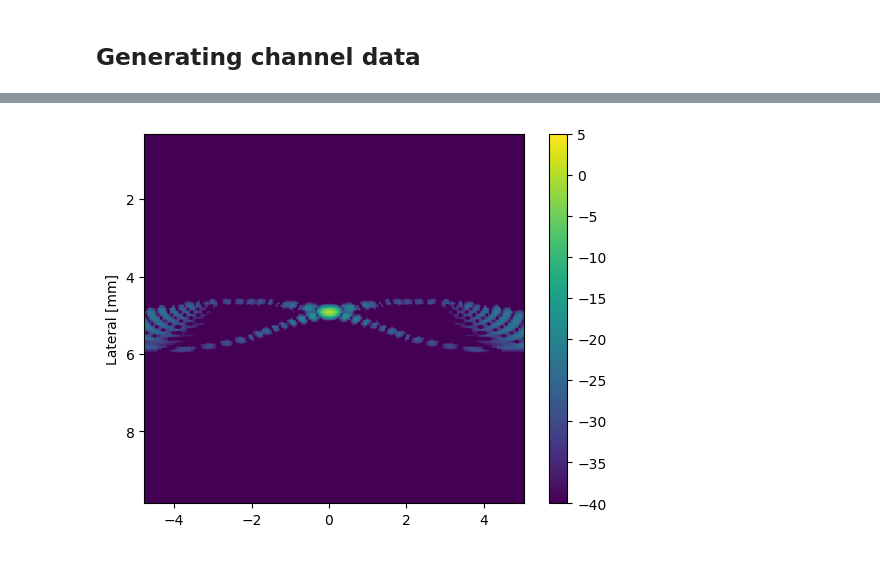
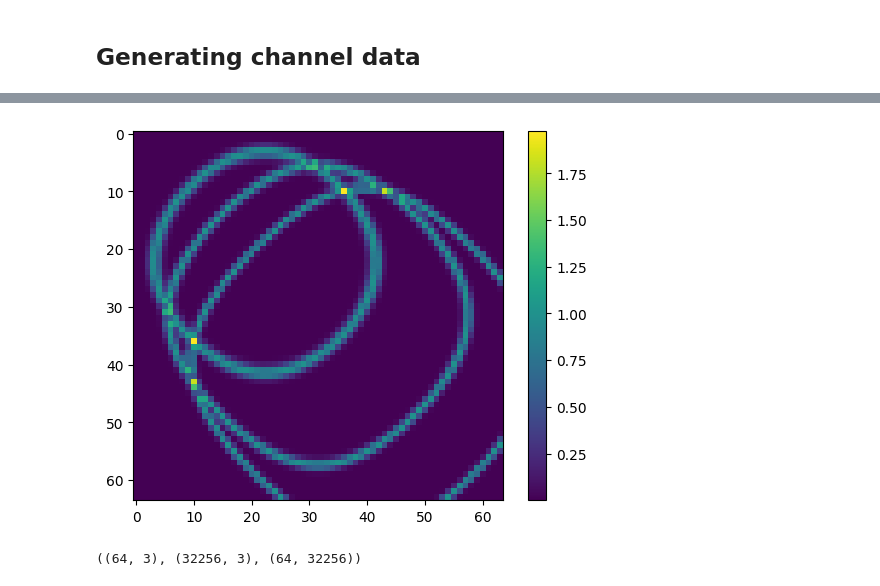
Before and after one commit to wewightman/pycbf, a Jupyter notebook: examples/test_notebook.ipynb, the cells around one changed output, grey strips where cells are left out. Drawn from its saved outputs; the diff is of its cells as text; code cells hidden in the pictures.

```diff
--- a/examples/test_notebook.ipynb
+++ b/examples/test_notebook.ipynb
@@ -81,21 +87,0 @@ bmfrm = PWBeamformer(**funcparams)
-# %%
-# convert data to contiguous, c-order, c_type pointer
-rf_pntr = np.ascontiguousarray(rf.T, dtype=ct.c_float).ctypes.data_as(ct.POINTER(ct.c_float))
-
-# beamform and reshape data
-formed = bmfrm(rf_pntr).reshape((len(xgrid), -1)).T
-
-# calcualte envelope and compress
-env = np.abs(formed)
-logged = 20*np.log10(env/np.max(env)+1E-100)
-
-plt.figure()
-plt.imshow(logged, vmin=-40, vmax=5,
-    extent = 1E3*np.array([np.min(xgrid), np.max(xgrid), np.max(zgrid), np.min(zgrid)])
-)
-plt.colorbar()
-plt.ylabel("Axial [mm]")
-plt.ylabel("Lateral [mm]")
-plt.show()
-# %% [output]
-[figure, removed]
@@ -103,0 +88,7 @@ bmfrm.free()
+# %%
+plt.figure()
+plt.imshow(env[:,:,np.argmin(np.abs(t-10E-6))].T)
+plt.colorbar()
+plt.show()
+# %% [output]
+[figure, added]
@@ -103,0 +102,4 @@ bmfrm.free()
+# %%
+eles.shape, grid.shape, apodrect.shape
+# %% [output]
+((64, 3), (32256, 3), (64, 32256))
```
Also changed, not shown: parts of 12 cells of this notebook, 11 other files.
